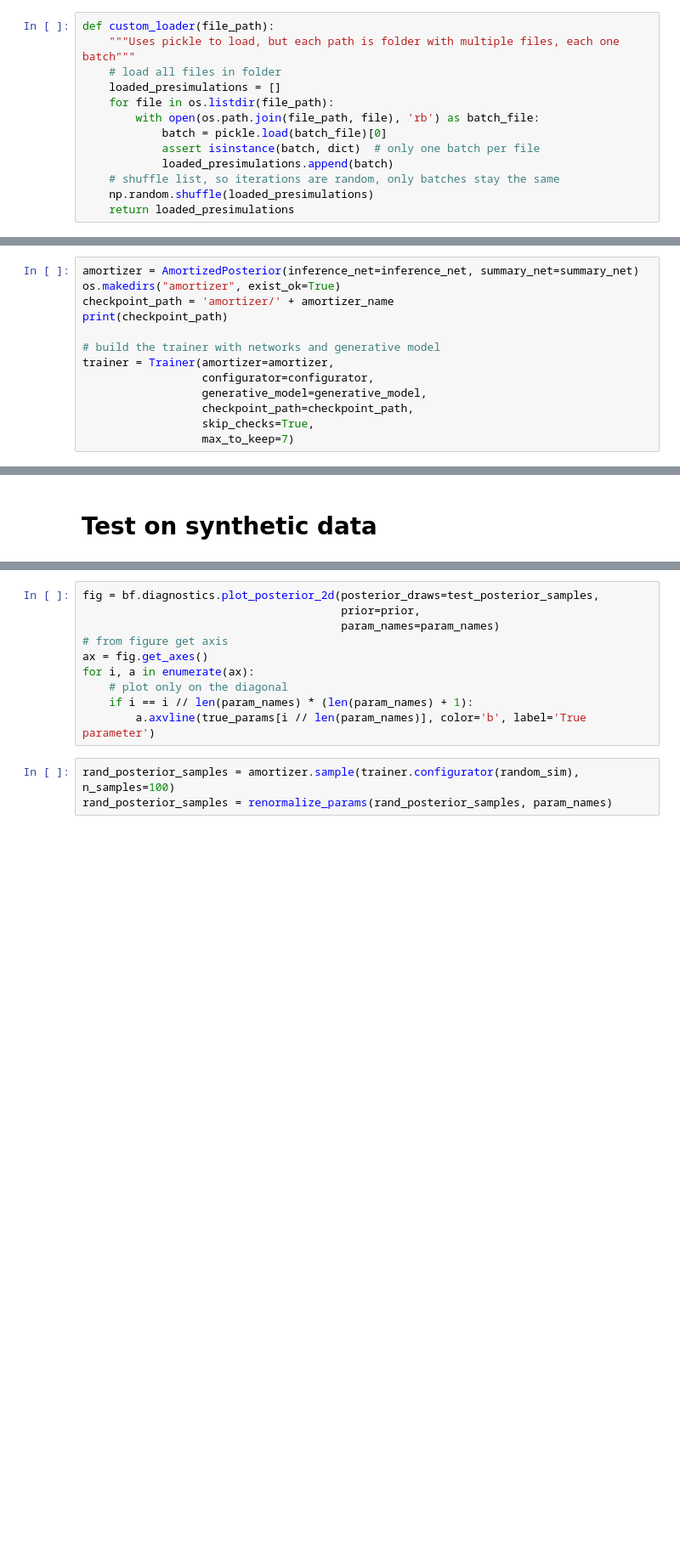
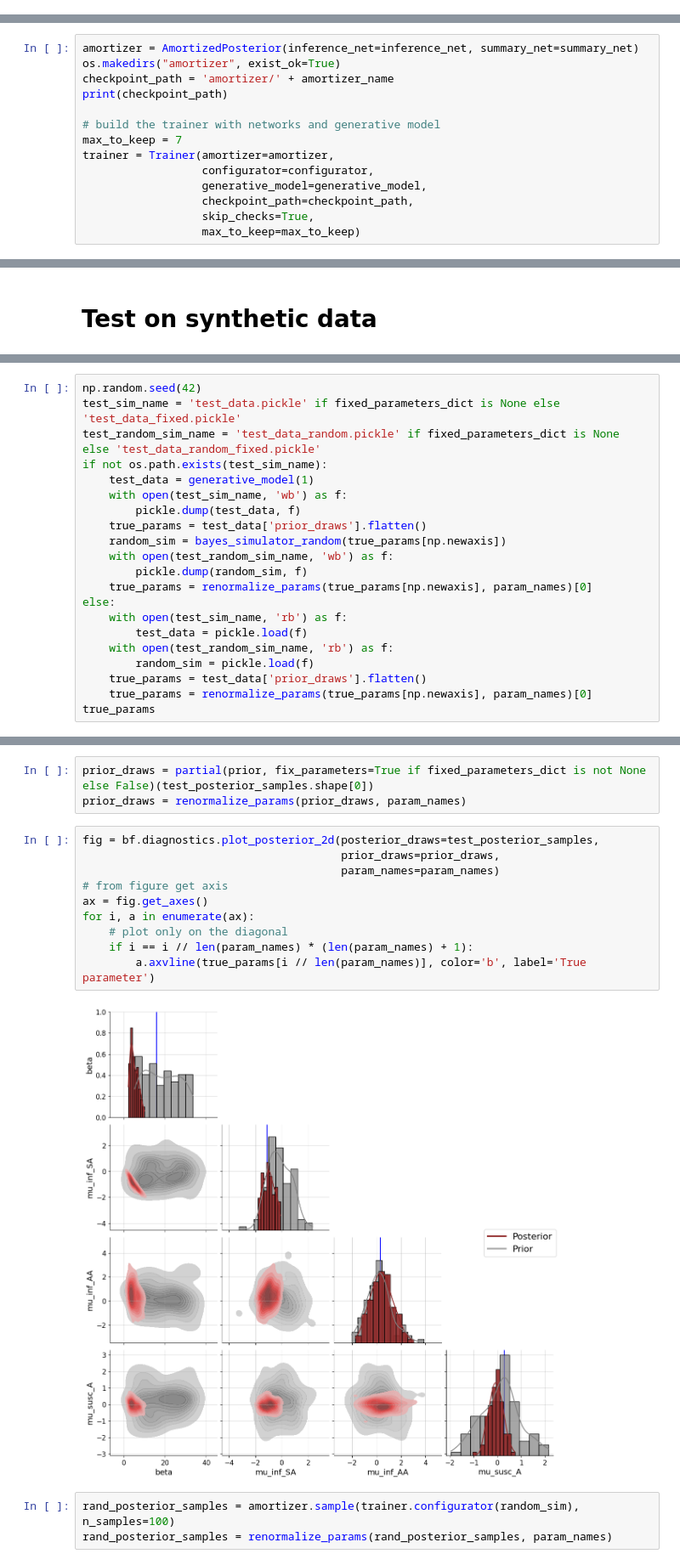
Before and after one commit to arrjon/AmortizedSelectionBias, a Jupyter notebook: train_bayesflow.ipynb, the cells around one changed output, grey strips where cells are left out. Shown at 85% size. Saved outputs shown, nothing was run; the diff lists cells and outputs as text; blank space fills up the shorter version.

```diff
--- a/train_bayesflow.ipynb
+++ b/train_bayesflow.ipynb
@@ -176,19 +198,6 @@ if presimulate:
     end_time = perf_counter()
     print(f'simulation time: {(end_time-start_time)/60} minutes')
     #exit()
-# %%
-def custom_loader(file_path):
-    """Uses pickle to load, but each path is folder with multiple files, each one batch"""
-    # load all files in folder
-    loaded_presimulations = []
-    for file in os.listdir(file_path):
-        with open(os.path.join(file_path, file), 'rb') as batch_file:
-            batch = pickle.load(batch_file)[0]
-            assert isinstance(batch, dict)  # only one batch per file
-            loaded_presimulations.append(batch)
-    # shuffle list, so iterations are random, only batches stay the same
-    np.random.shuffle(loaded_presimulations)
-    return loaded_presimulations
 # %%
 valid_file_name = "valid_data" if fixed_parameters_dict is None else "valid_data_fixed"
 
@@ -415,9 +595,10 @@ checkpoint_path = 'amortizer/' + amortizer_name
 print(checkpoint_path)
 
 # build the trainer with networks and generative model
+max_to_keep = 7
 trainer = Trainer(amortizer=amortizer,
                   configurator=configurator,
                   generative_model=generative_model,
                   checkpoint_path=checkpoint_path,
                   skip_checks=True,
-                  max_to_keep=7)
+                  max_to_keep=max_to_keep)
@@ -544,0 +726,21 @@ else:
+# %%
+np.random.seed(42)
+test_sim_name = 'test_data.pickle' if fixed_parameters_dict is None else 'test_data_fixed.pickle'
+test_random_sim_name = 'test_data_random.pickle' if fixed_parameters_dict is None else 'test_data_random_fixed.pickle'
+if not os.path.exists(test_sim_name):
+    test_data = generative_model(1)
+    with open(test_sim_name, 'wb') as f:
+        pickle.dump(test_data, f)
+    true_params = test_data['prior_draws'].flatten()
+    random_sim = bayes_simulator_random(true_params[np.newaxis])
+    with open(test_random_sim_name, 'wb') as f:
+        pickle.dump(random_sim, f)
+    true_params = renormalize_params(true_params[np.newaxis], param_names)[0]
+else:
+    with open(test_sim_name, 'rb') as f:
+        test_data = pickle.load(f)
+    with open(test_random_sim_name, 'rb') as f:
+        random_sim = pickle.load(f)
+    true_params = test_data['prior_draws'].flatten()
+    true_params = renormalize_params(true_params[np.newaxis], param_names)[0]
+true_params
@@ -545,13 +763,18 @@ else:
+# %%
+prior_draws = partial(prior, fix_parameters=True if fixed_parameters_dict is not None else False)(test_posterior_samples.shape[0])
+prior_draws = renormalize_params(prior_draws, param_names)
 # %%
 fig = bf.diagnostics.plot_posterior_2d(posterior_draws=test_posterior_samples,
-                                       prior=prior,
+                                       prior_draws=prior_draws,
                                        param_names=param_names)
 # from figure get axis
 ax = fig.get_axes()
 for i, a in enumerate(ax):
     # plot only on the diagonal
     if i == i // len(param_names) * (len(param_names) + 1):
         a.axvline(true_params[i // len(param_names)], color='b', label='True parameter')
+# %% [output]
+[figure, added]
 # %%
 rand_posterior_samples = amortizer.sample(trainer.configurator(random_sim), n_samples=100)
 rand_posterior_samples = renormalize_params(rand_posterior_samples, param_names)
```
Also changed, not shown: parts of 30 cells of this notebook, 6 other files.
